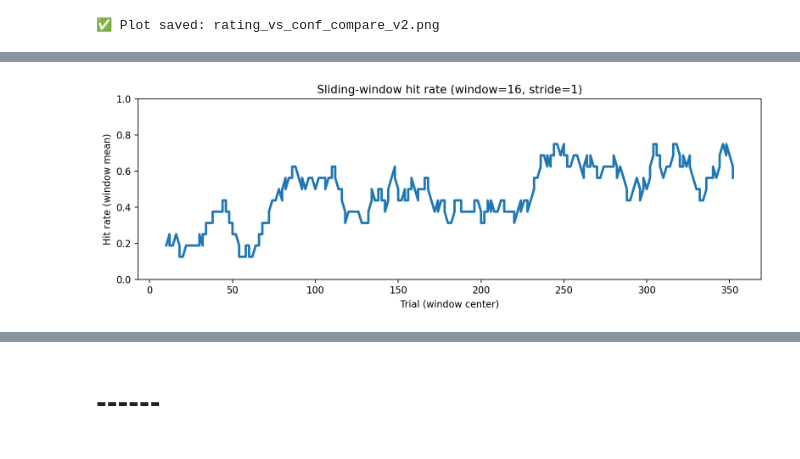
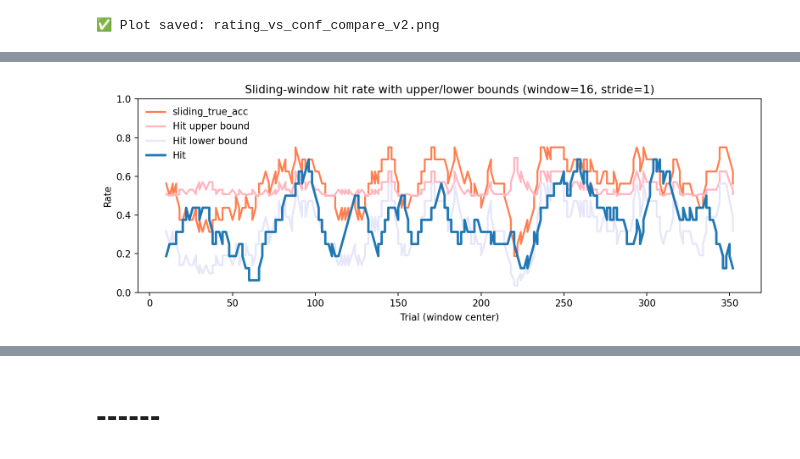
Before and after one commit to yjiong0228/CategoryLearning, a Jupyter notebook: notebooks/Bayesian_meg.ipynb, the cells around one changed output, grey strips where cells are left out. Drawn from its saved outputs; the diff is of its cells as text; code cells hidden in the pictures.

```diff
--- a/notebooks/Bayesian_meg.ipynb
+++ b/notebooks/Bayesian_meg.ipynb
@@ -1142,53 +1103,61 @@ print("✅ Plot saved:", out_png)
 # %%
 # Cell 1: hit 序列 + 滑窗平均曲线（window=16）
+# 新增：
+# 1) 添加 hit 上界 / 下界
+# 2) 绘制按 hit 上界标准化后的 hit 曲线
 
 import numpy as np
 import matplotlib.pyplot as plt
 
+df = pd.read_csv(processed_path)
 rating = df['rating']
 choice = df['choice']
 probs = prediction[333]['pred_probs']
 pred_choice = prediction[333]['pred_choice']
+true_acc = prediction[333]['true_acc']   # 逐 trial 的 true_acc（0/1）
 
 rating_np = np.asarray(rating)
 choice_np = np.asarray(choice)
 pred_np = np.asarray(pred_choice)
 probs_np = np.asarray(probs, dtype=float)
+true_acc_np = np.asarray(true_acc, dtype=float)
 
-assert len(choice_np) == len(pred_np) == probs_np.shape[0], \
-    f"Length mismatch: choice={len(choice_np)}, pred_choice={len(pred_np)}, probs={probs_np.shape}"
+assert len(choice_np) == len(pred_np) == probs_np.shape[0] == len(true_acc_np), \
+    f"Length mismatch: choice={len(choice_np)}, pred_choice={len(pred_np)}, probs={probs_np.shape}, true_acc={len(true_acc_np)}"
 assert probs_np.shape[1] == 4, f"probs should be (n_trials, 4), got {probs_np.shape}"
 
-
-choice_np = choice_np[1:]
-pred_np   = pred_np[1:]
-rating_np = rating_np[1:]
-probs_np  = probs_np[1:, :]
-
+# 去掉第1个 trial
+choice_np    = choice_np[1:]
+pred_np      = pred_np[1:]
+rating_np    = rating_np[1:]
+probs_np     = probs_np[1:, :]
+true_acc_np  = true_acc_np[1:]
 
 trial_id = np.arange(2, 2 + len(choice_np))
 
+valid = np.isfinite(rating_np)
+valid &= np.isin(choice_np, [1, 2, 3, 4])
+valid &= np.isin(pred_np, [1, 2, 3, 4])
+valid &= np.all(np.isfinite(probs_np), axis=1)
+valid &= np.isfinite(true_acc_np)
+valid &= np.isin(true_acc_np, [0, 1])
 
-valid = np.isfinite(rating_np)
-valid &= np.isin(choice_np, [1,2,3,4])
-valid &= np.isin(pred_np, [1,2,3,4])
-valid &= np.all(np.isfinite(probs_np), axis=1)
-
-choice_c = choice_np[valid].astype(int)
-pred_c   = pred_np[valid].astype(int)
-rating_c = rating_np[valid].astype(float)
-probs_c  = probs_np[valid]
-
-trial_c  = trial_id[valid]
+choice_c    = choice_np[valid].astype(int)
+pred_c      = pred_np[valid].astype(int)
+rating_c    = rating_np[valid].astype(float)
+probs_c     = probs_np[valid]
+true_acc_c  = true_acc_np[valid].astype(float)
+trial_c     = trial_id[valid]
 
 print("✅ After cleaning:")
 print("n_trials:", len(choice_c))
 print("choice unique:", np.unique(choice_c))
 print("pred_choice unique:", np.unique(pred_c))
 print("rating unique:", np.unique(rating_c))
+print("true_acc unique:", np.unique(true_acc_c))
 
-# ====== 1) hit 序列：相同=1，不同=0 ======
-hit = (choice_c == pred_c).astype(int)
+# 1) hit 序列：相同=1，不同=0
+hit = (choice_c == pred_c).astype(float)
 
 # ====== 滑窗平均 ======
 def moving_average(x, window=16, stride=1, center=True):
@@ -1203,20 +1172,47 @@ def moving_average(x, window=16, stride=1, center=True):
 
 window = 16
 stride = 1
+
+# hit 的滑窗平均
 xpos, hit_ma = moving_average(hit, window=window, stride=stride, center=True)
+
+# true_acc 的滑窗平均 -> sliding_true_acc
+_, sliding_true_acc = moving_average(true_acc_c, window=window, stride=stride, center=True)
 
 # 映射到原始 trial 编号（窗口中心）
 center_trial = trial_c[np.round(xpos).astype(int)]
 
-# ====== 画图 ======
-plt.figure(figsize=(10, 3.6), dpi=160)
-plt.plot(center_trial, hit_ma, linewidth=2.5)
+# ====== 2) 计算 hit 上界 / 下界 ======
+hit_upper = sliding_true_acc**2 + (1 - sliding_true_acc)**2
+hit_lower = sliding_true_acc**2
+
+# ====== 3) 画图 ======
+plt.figure(figsize=(10, 3.8), dpi=160)
+plt.plot(center_trial, sliding_true_acc, linewidth=2, linestyle='-', label='sliding_true_acc',color = 'coral')
+plt.plot(center_trial, hit_upper, linewidth=2, linestyle='-', label='Hit upper bound', color = 'lightpink')
+plt.plot(center_trial, hit_lower, linewidth=2, linestyle='-', label='Hit lower bound', color = 'lavender')
+plt.plot(center_trial, hit_ma, linewidth=2.5, label='Hit')
+
 plt.ylim(0, 1)
 plt.xlabel("Trial (window center)")
-plt.ylabel("Hit rate (window mean)")
-plt.title(f"Sliding-window hit rate (window={window}, stride={stride})")
+plt.ylabel("Rate")
+plt.title(f"Sliding-window hit rate with upper/lower bounds (window={window}, stride={stride})")
+plt.legend(frameon=False)
 plt.tight_layout()
 plt.show()
+
+# ====== 4) 按 hit 上界标准化 ======
+# 为避免极端情况下分母为0，做一个很小的保护
+eps = 1e-12
+hit_norm = hit_ma / np.maximum(hit_upper, eps)
+
+plt.figure(figsize=(10, 3.6), dpi=160)
+plt.plot(center_trial, hit_norm, linewidth=2.5)
+plt.xlabel("Trial (window center)")
+plt.ylabel("Normalized hit")
+plt.title(f"Sliding-window normalized hit by upper bound (window={window}, stride={stride})")
+plt.tight_layout()
+plt.show()
 # %% [output]
 ✅ After cleaning:
 n_trials: 359
@@ -1226 +1223 @@ rating unique: [1. 2. 3. 4. 5.]
-[figure, old version]
+[figure, new version]
```
Also changed, not shown: parts of 23 cells of this notebook, 3 other files.
